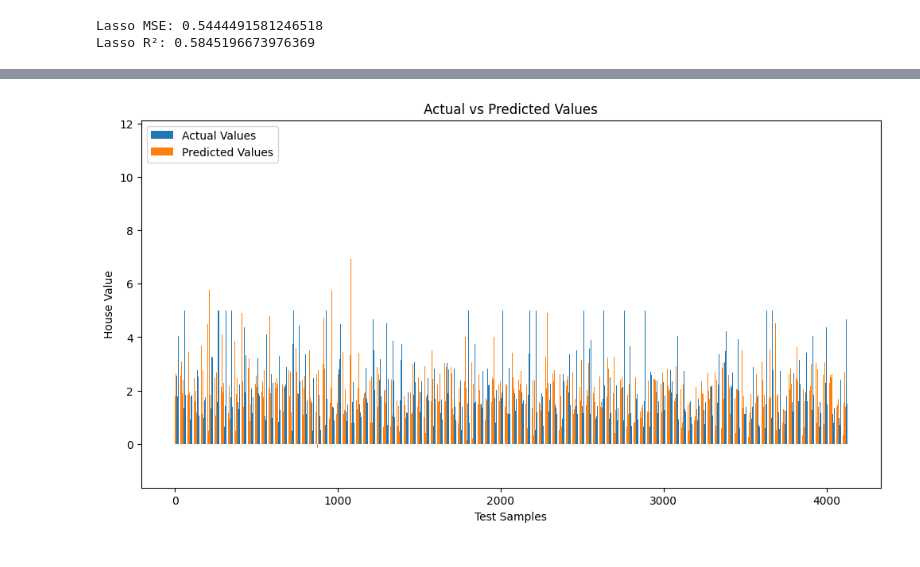
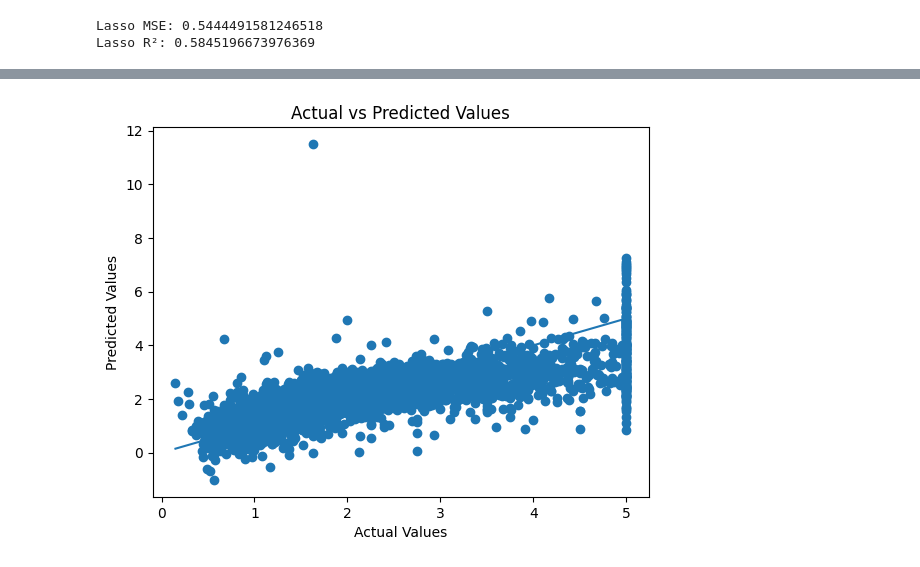
Before and after one commit to karanbisht45/ML-Lab, a Jupyter notebook: linear_regression_regularization.ipynb, the cells around one changed output, grey strips where cells are left out. Drawn from its saved outputs; the diff is of its cells as text; code cells hidden in the pictures.

Commit message:
added bar and line chart

```diff
--- a/linear_regression_regularization.ipynb
+++ b/linear_regression_regularization.ipynb
@@ -64,16 +56,15 @@ plt.show()
-# %%
-plt.figure(figsize=(12, 6))
-
-x = np.arange(len(y_test))
-
-plt.bar(x - 0.2, y_test, width=0.4, label="Actual Values")
-plt.bar(x + 0.2, y_pred, width=0.4, label="Predicted Values")
-
-plt.xlabel("Test Samples")
-plt.ylabel("House Value")
-plt.title("Actual vs Predicted Values")
-plt.legend()
-
-plt.show()
-# %% [output]
-[figure, removed]
+# %%
+plt.scatter(y_test, y_pred)
+
+# Straight line: Perfect Prediction
+plt.plot(
+    [y_test.min(), y_test.max()],
+    [y_test.min(), y_test.max()]
+)
+
+plt.xlabel("Actual Values")
+plt.ylabel("Predicted Values")
+plt.title("Actual vs Predicted Values")
+plt.show()
+# %% [output]
+[figure, added]
```
Also changed, not shown: parts of 3 cells of this notebook.
